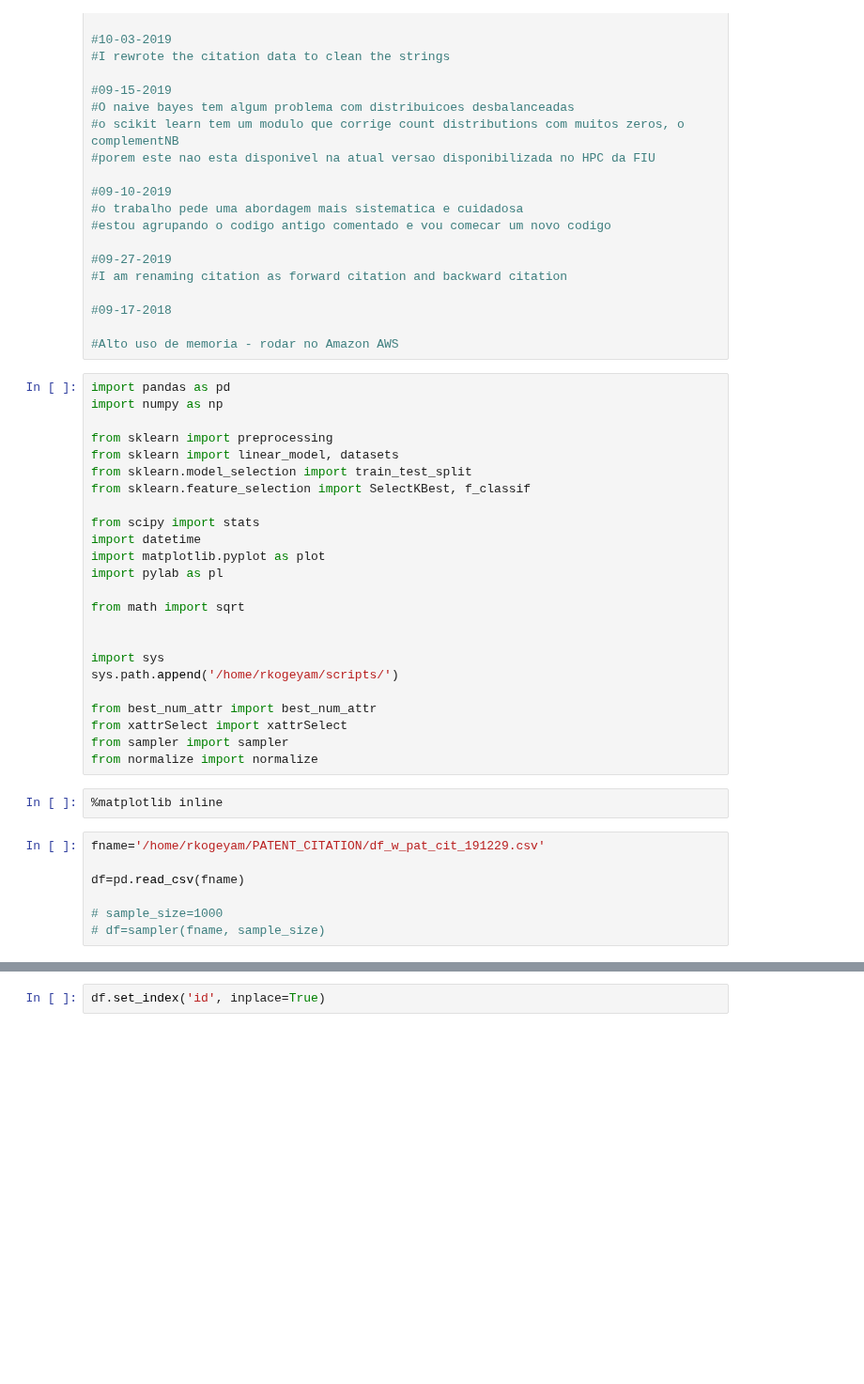
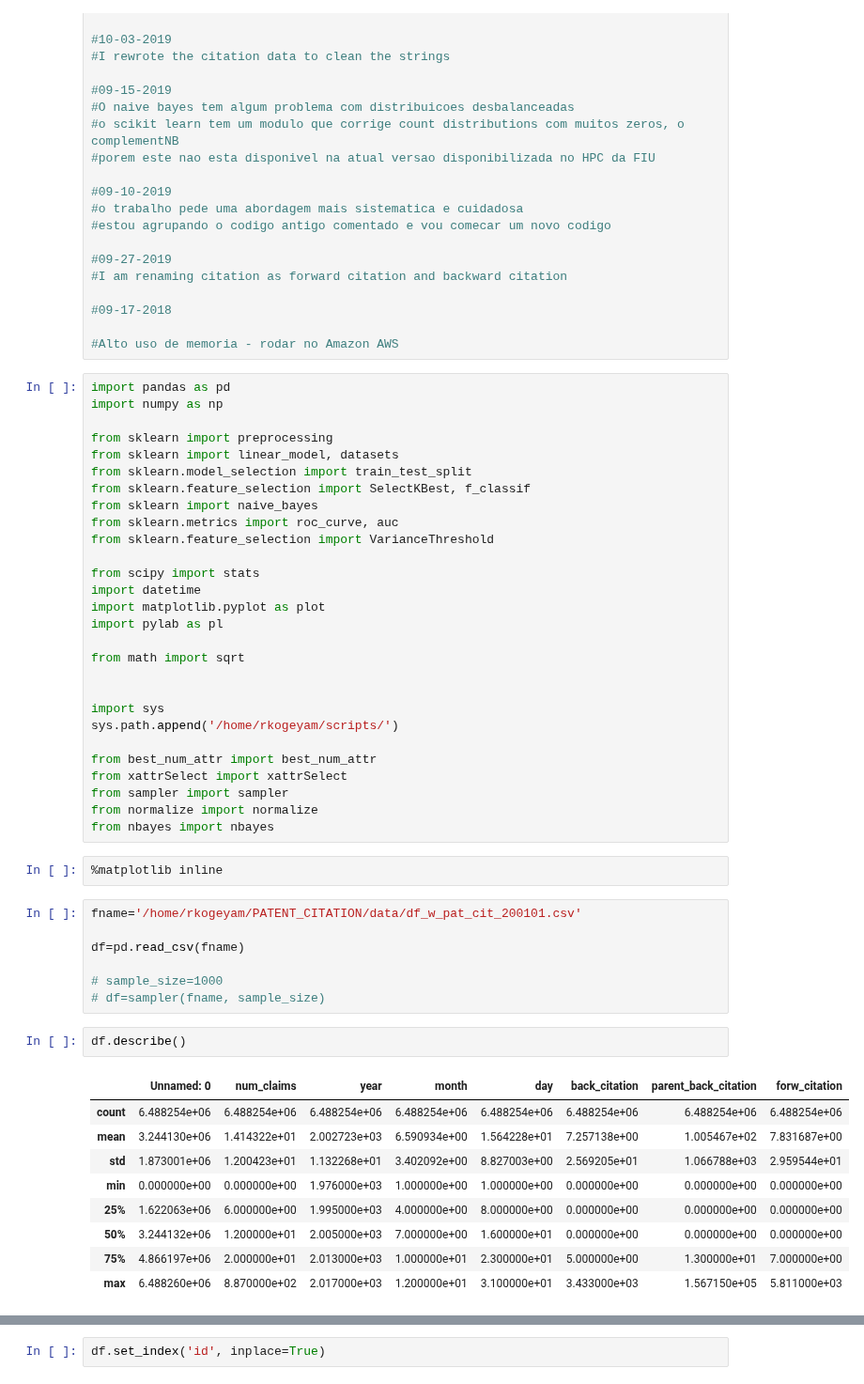
Before and after one commit to rsdias/patent_analysis, a Jupyter notebook: determinants_patent_citation_5.ipynb, the cells around one changed output, grey strips where cells are left out. Shown at 94% size. Cells and saved outputs as stored; diff of their text form; blank space fills up the shorter version.

```diff
--- a/determinants_patent_citation_5.ipynb
+++ b/determinants_patent_citation_5.ipynb
@@ -63,6 +63,9 @@ from sklearn import preprocessing
 from sklearn import linear_model, datasets
 from sklearn.model_selection import train_test_split
 from sklearn.feature_selection import SelectKBest, f_classif
+from sklearn import naive_bayes
+from sklearn.metrics import roc_curve, auc
+from sklearn.feature_selection import VarianceThreshold
 
 from scipy import stats
 import datetime
@@ -79,13 +82,26 @@ from best_num_attr import best_num_attr
 from xattrSelect import xattrSelect
 from sampler import sampler
 from normalize import normalize
+from nbayes import nbayes
 # %%
 %matplotlib inline
 # %%
-fname='/home/rkogeyam/PATENT_CITATION/df_w_pat_cit_191229.csv'
+fname='/home/rkogeyam/PATENT_CITATION/data/df_w_pat_cit_200101.csv'
 
 df=pd.read_csv(fname)
 
 # sample_size=1000
 # df=sampler(fname, sample_size)
+# %%
+df.describe()
+# %% [output]
+|  | Unnamed: 0 | num_claims | year | month | day | back_citation | parent_back_citation | forw_citation |
+| count | 6.488254e+06 | 6.488254e+06 | 6.488254e+06 | 6.488254e+06 | 6.488254e+06 | 6.488254e+06 | 6.488254e+06 | 6.488254e+06 |
+| mean | 3.244130e+06 | 1.414322e+01 | 2.002723e+03 | 6.590934e+00 | 1.564228e+01 | 7.257138e+00 | 1.005467e+02 | 7.831687e+00 |
+| std | 1.873001e+06 | 1.200423e+01 | 1.132268e+01 | 3.402092e+00 | 8.827003e+00 | 2.569205e+01 | 1.066788e+03 | 2.959544e+01 |
+| min | 0.000000e+00 | 0.000000e+00 | 1.976000e+03 | 1.000000e+00 | 1.000000e+00 | 0.000000e+00 | 0.000000e+00 | 0.000000e+00 |
+| 25% | 1.622063e+06 | 6.000000e+00 | 1.995000e+03 | 4.000000e+00 | 8.000000e+00 | 0.000000e+00 | 0.000000e+00 | 0.000000e+00 |
+| 50% | 3.244132e+06 | 1.200000e+01 | 2.005000e+03 | 7.000000e+00 | 1.600000e+01 | 0.000000e+00 | 0.000000e+00 | 0.000000e+00 |
+| 75% | 4.866197e+06 | 2.000000e+01 | 2.013000e+03 | 1.000000e+01 | 2.300000e+01 | 5.000000e+00 | 1.300000e+01 | 7.000000e+00 |
+| max | 6.488260e+06 | 8.870000e+02 | 2.017000e+03 | 1.200000e+01 | 3.100000e+01 | 3.433000e+03 | 1.567150e+05 | 5.811000e+03 |
 # %%
```
Also changed, not shown: parts of 28 cells of this notebook, 8 other files.
